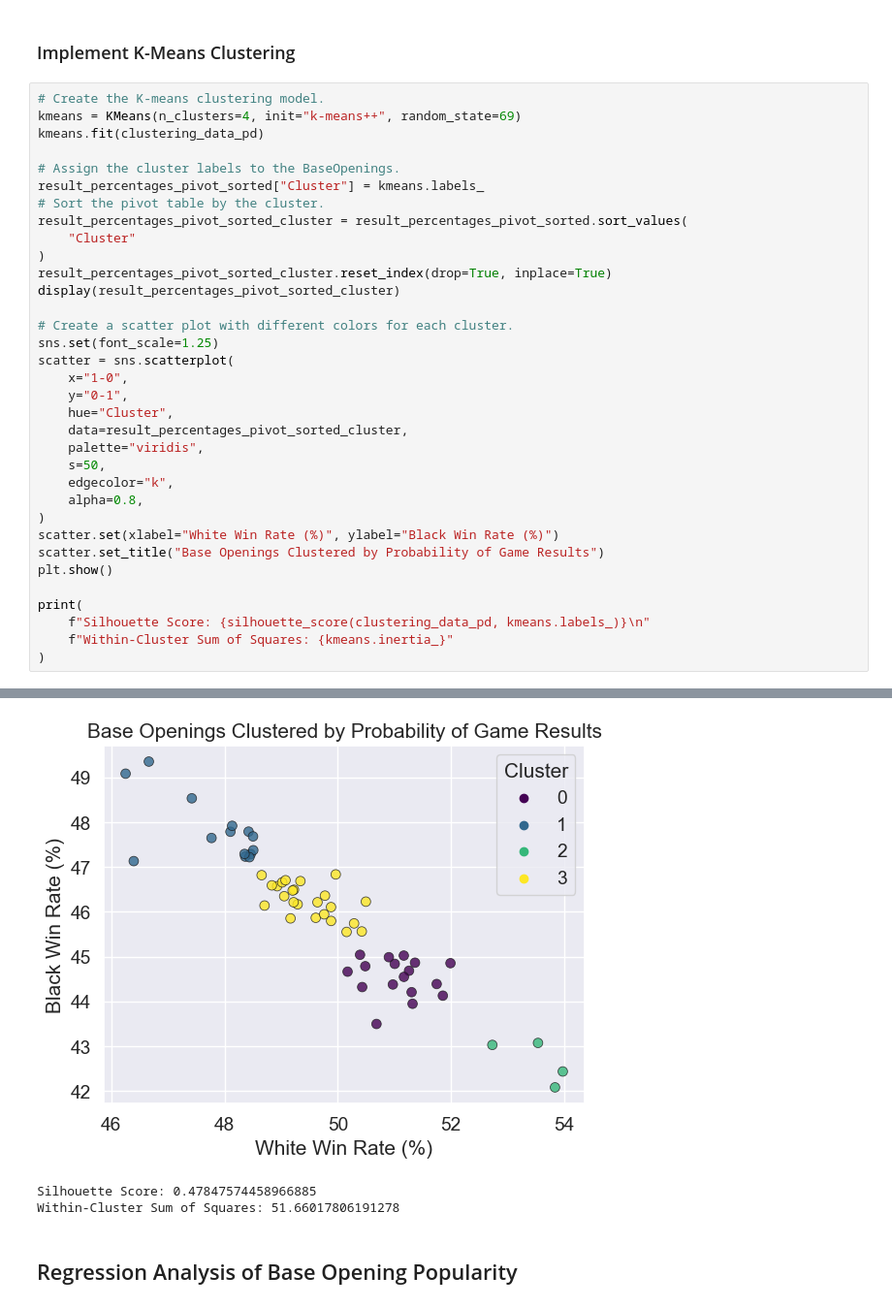
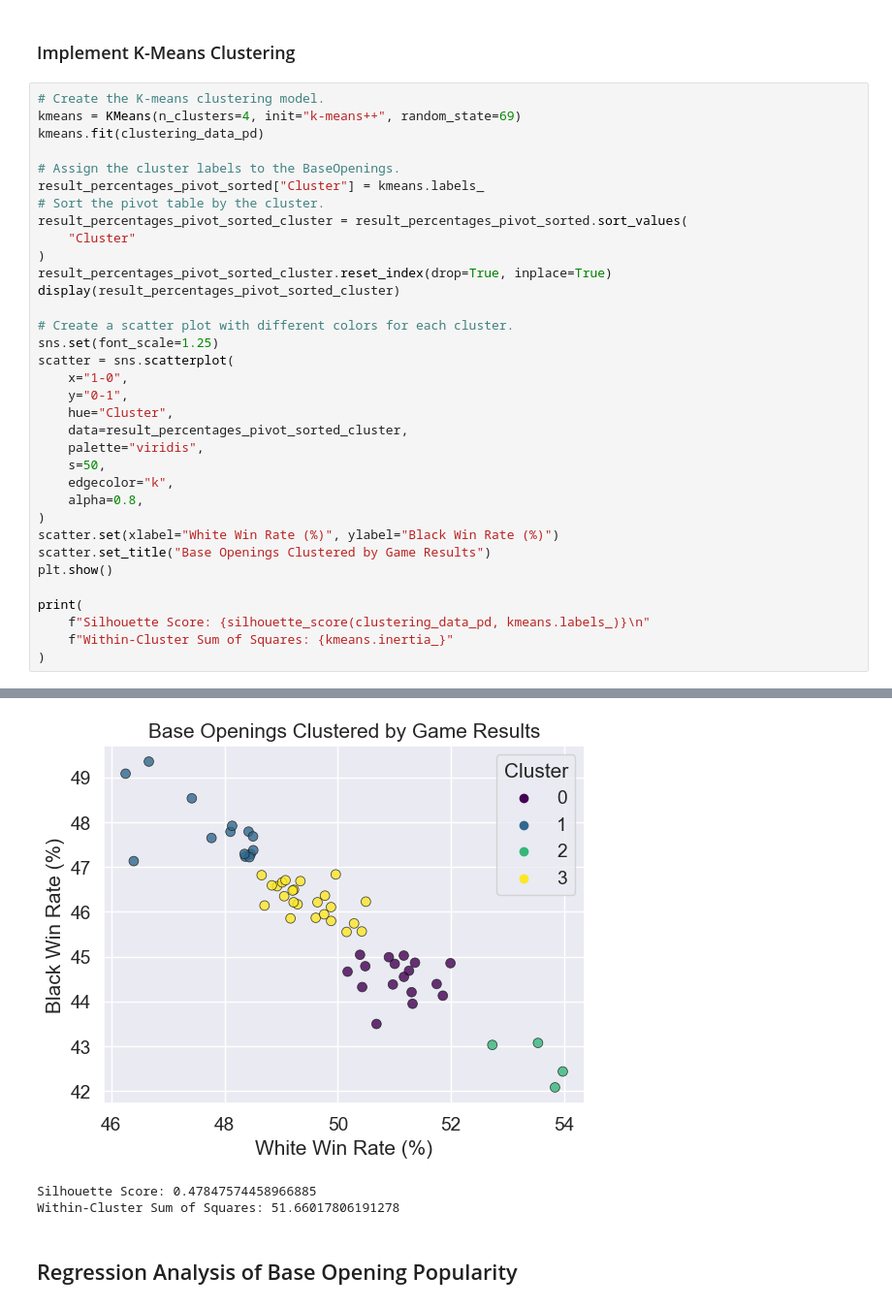
Before and after one commit to IsaacCheng9/machine-learning-in-chess, a Jupyter notebook: src/analyse_chess_data.ipynb, the cells around one changed output, grey strips where cells are left out. Shown at 97% size. Drawn from its saved outputs; the diff is of its cells as text.

```diff
--- a/src/analyse_chess_data.ipynb
+++ b/src/analyse_chess_data.ipynb
@@ -1932,35 +1934,35 @@ scatter = sns.scatterplot(
     palette="viridis",
     s=50,
     edgecolor="k",
     alpha=0.8,
 )
 scatter.set(xlabel="White Win Rate (%)", ylabel="Black Win Rate (%)")
-scatter.set_title("Base Openings Clustered by Probability of Game Results")
+scatter.set_title("Base Openings Clustered by Game Results")
 plt.show()
 
 print(
     f"Silhouette Score: {silhouette_score(clustering_data_pd, kmeans.labels_)}\n"
     f"Within-Cluster Sum of Squares: {kmeans.inertia_}"
 )
 # %% [output]
 | Result | BaseOpening | 0-1 | 1-0 | 1/2-1/2 | NumberOfGames | Cluster |
 | 0 | King's Gambit Accepted | 44.852379 | 51.989773 | 3.157849 | 45759 | 0 |
 | 1 | King's Knight Opening | 44.683589 | 51.257457 | 4.058954 | 25647 | 0 |
 | 2 | Horwitz Defense | 44.837382 | 51.005804 | 4.156813 | 65122 | 0 |
 | 3 | Vienna Game | 44.387713 | 51.746229 | 3.866058 | 72270 | 0 |
 | 4 | Semi-Slav Defense | 43.496536 | 50.683603 | 5.819861 | 21650 | 0 |
 | 5 | Rat Defense | 44.986066 | 50.902068 | 4.111866 | 20453 | 0 |
 | 6 | Polish Opening | 44.128149 | 51.854791 | 4.017060 | 20164 | 0 |
 | 7 | Ruy Lopez | 44.377249 | 50.972528 | 4.650223 | 126166 | 0 |
 | 8 | King's Indian Attack | 44.319767 | 50.431089 | 5.249144 | 15774 | 0 |
 | 9 | Bishop's Opening | 45.022163 | 51.165676 | 3.812161 | 111223 | 0 |
 | ... | ... | ... | ... | ... | ... | ... |
 | 54 | Dutch Defense | 45.794712 | 49.882237 | 4.323051 | 26324 | 3 |
 | 55 | King's Gambit Declined | 46.832639 | 49.964327 | 3.203034 | 26631 | 3 |
 | 56 | Hungarian Opening | 46.346200 | 49.053804 | 4.599996 | 54587 | 3 |
 | 57 | King's Indian Defense | 45.851664 | 49.165551 | 4.982785 | 41824 | 3 |
 | 58 | Ponziani Opening | 46.103149 | 49.880573 | 4.016277 | 22608 | 3 |
-[figure, old version]
+[figure, new version]
 Silhouette Score: 0.47847574458966885
 Within-Cluster Sum of Squares: 51.66017806191278
 # %% [markdown]
```
Also changed, not shown: parts of 3 cells of this notebook, 6 other files.
